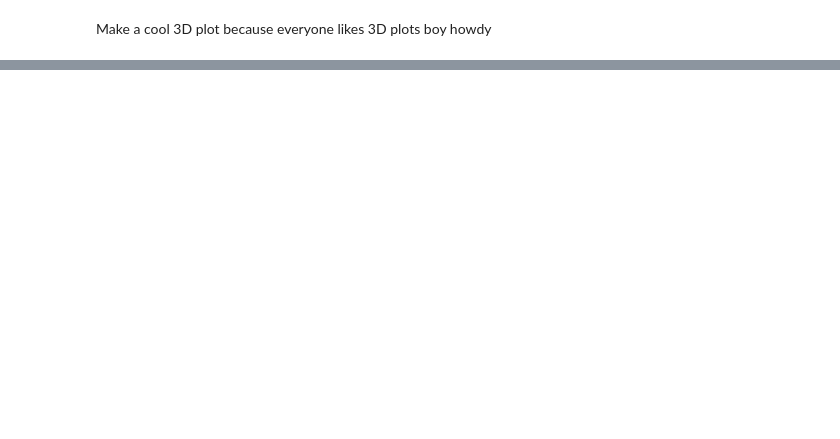
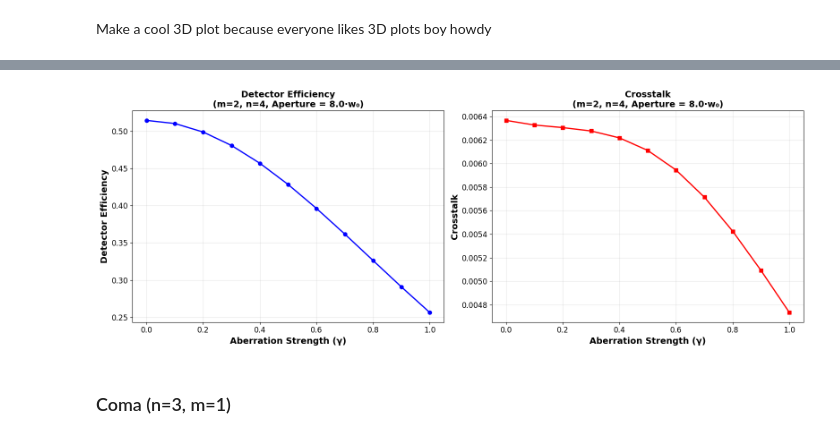
Before and after one commit to TareqJ1000/KnotSorter, a Jupyter notebook: PhaseAnalyzer.ipynb, the cells around one changed output, grey strips where cells are left out. Cells and saved outputs as stored; diff of their text form; code cells hidden in the pictures; blank space fills up the shorter version.

```diff
--- a/PhaseAnalyzer.ipynb
+++ b/PhaseAnalyzer.ipynb
@@ -916,0 +1441,28 @@ ax2.tick_params(axis='both', which='major', labelsize=14)
+# %%
+# Plot detector efficiency and crosstalk vs gamma as separate subplots
+fig, (ax1, ax2) = plt.subplots(1, 2, figsize=(16, 6))
+
+# Plot detector efficiency
+ax1.plot(gamma, effs, linewidth=2, marker='o', markersize=6, color='blue')
+ax1.set_xlabel('Aberration Strength (γ)', fontsize=14, fontweight='bold')
+ax1.set_ylabel('Detector Efficiency', fontsize=14, fontweight='bold')
+ax1.set_title(f'Detector Efficiency\n(m={m_n[0]}, n={m_n[1]}, Aperture = {aperFactor}·w₀)',
+              fontsize=14, fontweight='bold')
+ax1.grid(True, alpha=0.3)
+ax1.tick_params(axis='both', which='major', labelsize=12)
+
+# Plot crosstalk
+ax2.plot(gamma, crosses, linewidth=2, marker='s', markersize=6, color='red')
+ax2.set_xlabel('Aberration Strength (γ)', fontsize=14, fontweight='bold')
+ax2.set_ylabel('Crosstalk', fontsize=14, fontweight='bold')
+ax2.set_title(f'Crosstalk\n(m={m_n[0]}, n={m_n[1]}, Aperture = {aperFactor}·w₀)',
+              fontsize=14, fontweight='bold')
+ax2.grid(True, alpha=0.3)
+ax2.tick_params(axis='both', which='major', labelsize=12)
+
+plt.tight_layout()
+plt.show()
+# %% [output]
+[figure, added]
+# %% [markdown]
+### Coma (n=3, m=1)
```
Also changed, not shown: parts of 55 cells of this notebook, 18 other files.
